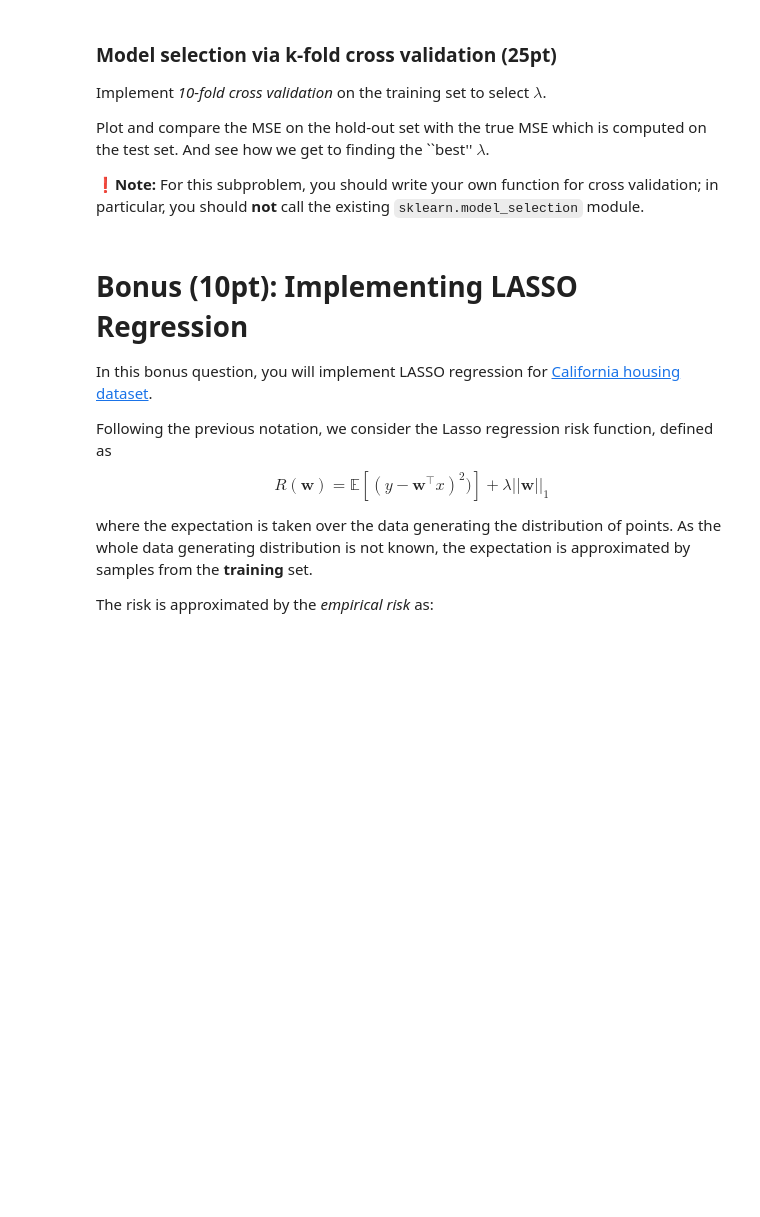
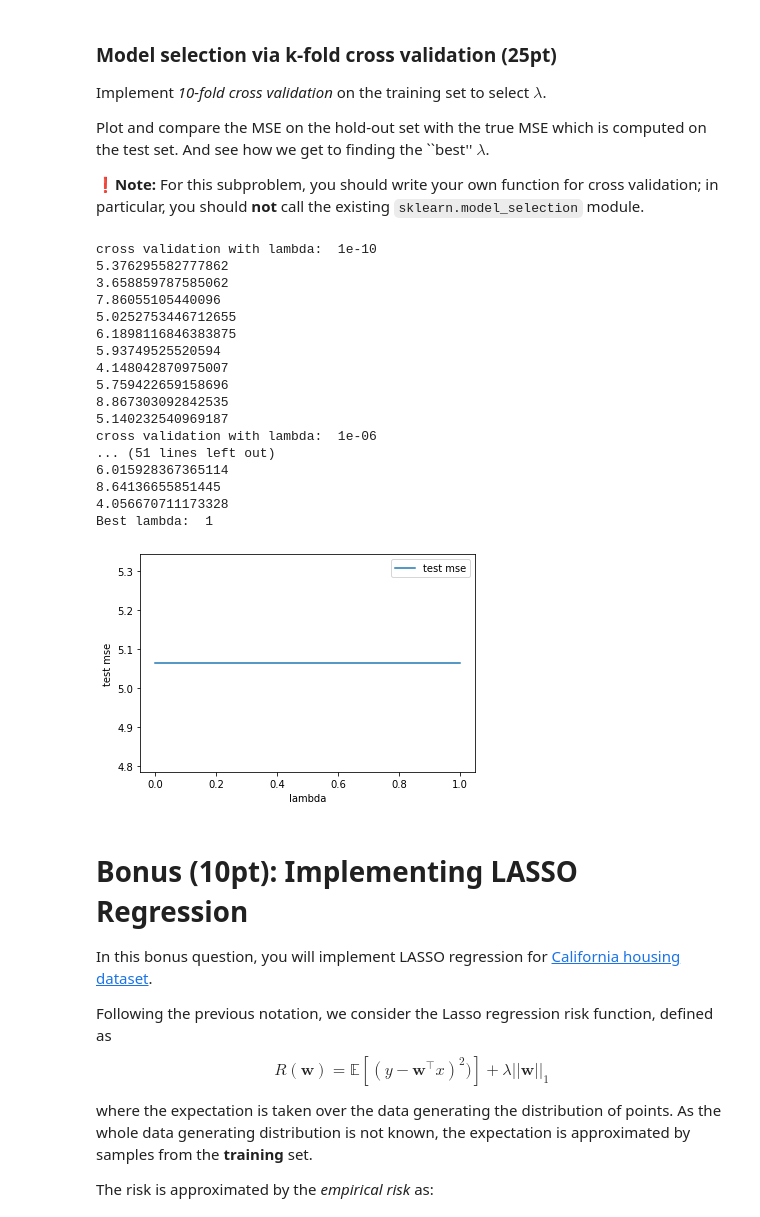
Before and after one commit to 24raniwalar/mlproject1, a Jupyter notebook: project1_regression_modelsel.ipynb, the cells around one changed output. Drawn from its saved outputs; the diff is of its cells as text; code cells hidden in the pictures; blank space fills up the shorter version.

```diff
--- a/project1_regression_modelsel.ipynb
+++ b/project1_regression_modelsel.ipynb
@@ -315,31 +360,71 @@ Plot and compare the MSE on the hold-out set with the true MSE which is computed
 # %%
 def cross_validation(X_train, y_train, lambda_, k=10):
     """
     Perform k-fold cross validation on X_train and y_train.
     """
     # add your code to perform k-fold cross validation
-    #
-    #
-    #
-    #
-    return mse
+    y_train = y_train.to_list()
+    X_test = []
+    X_new_train = []
+    y_test = []
+    y_new_train = []
+    n = len(X_train)
+    interval = (int)(n/k)
+    mse_list = []
+    for i in range(k):
+        X_test = X_train[i*interval:(i+1)*interval]
+        X_new_train = np.concatenate((X_train[0:i*interval], X_train[(i+1)*interval:n]), axis=0)
+        y_test = y_train[i*interval:(i+1)*interval]
+        y_new_train = np.concatenate((y_train[0:i*interval], y_train[(i+1)*interval:n]), axis=0)
+        mse_list.append(train_and_eval(X_new_train, y_new_train, X_test, y_test, lambda_))
+    return np.mean(mse_list)
 
 
 # List of lambdas to try
-weight_list = [1e-10, 1e-6, 1e-4, 0.01, 0.1, 1, 10, 20, 50, 100]
+weight_list = [1e-10, 1e-6, 1e-4, 0.01, 0.1, 1] # 10, 20, 50, 100]
 
 best_lambda = None
 best_mse = np.inf
+result_list = []
 
 # Find the best lambda
 for lambda_ in weight_list:
     print("cross validation with lambda: ", lambda_)
     mse = cross_validation(X_train, y_train, lambda_)
     if mse < best_mse:
         best_mse = mse
         best_lambda = lambda_
+    result_list.append ([ test_mse , lambda_ ])
+
+result_array = np.array ( result_list )
 
 print("Best lambda: ", best_lambda)
+
+plt.figure()
+plt.plot( result_array [: , -1] , result_array [: ,0] , label = 'test mse')
+plt.xlabel('lambda')
+plt.ylabel('test mse')
+plt.legend()
+plt.show()
+# %% [output]
+cross validation with lambda:  1e-10
+5.376295582777862
+3.658859787585062
+7.86055105440096
+5.0252753446712655
+6.1898116846383875
+5.93749525520594
+4.148042870975007
+5.759422659158696
+8.867303092842535
+5.140232540969187
+cross validation with lambda:  1e-06
+... (51 lines left out)
+6.015928367365114
+8.64136655851445
+4.056670711173328
+Best lambda:  1
+[figure, added]
 # %% [markdown]
 # Bonus (10pt): Implementing LASSO Regression
 
```
Also changed, not shown: parts of 6 cells of this notebook.
